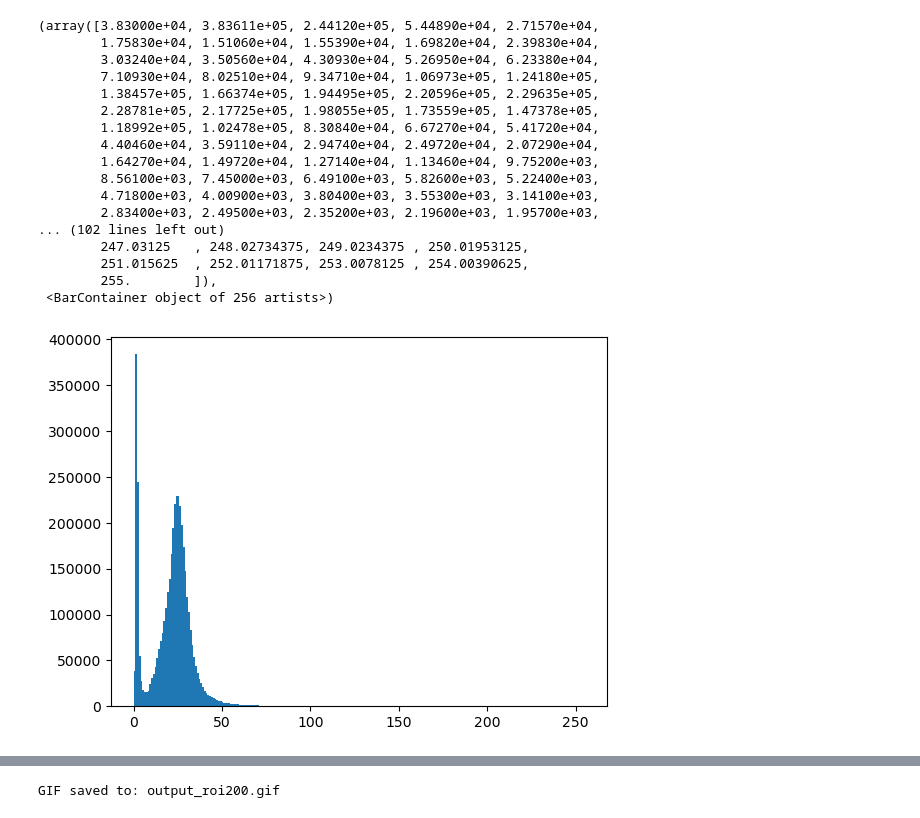
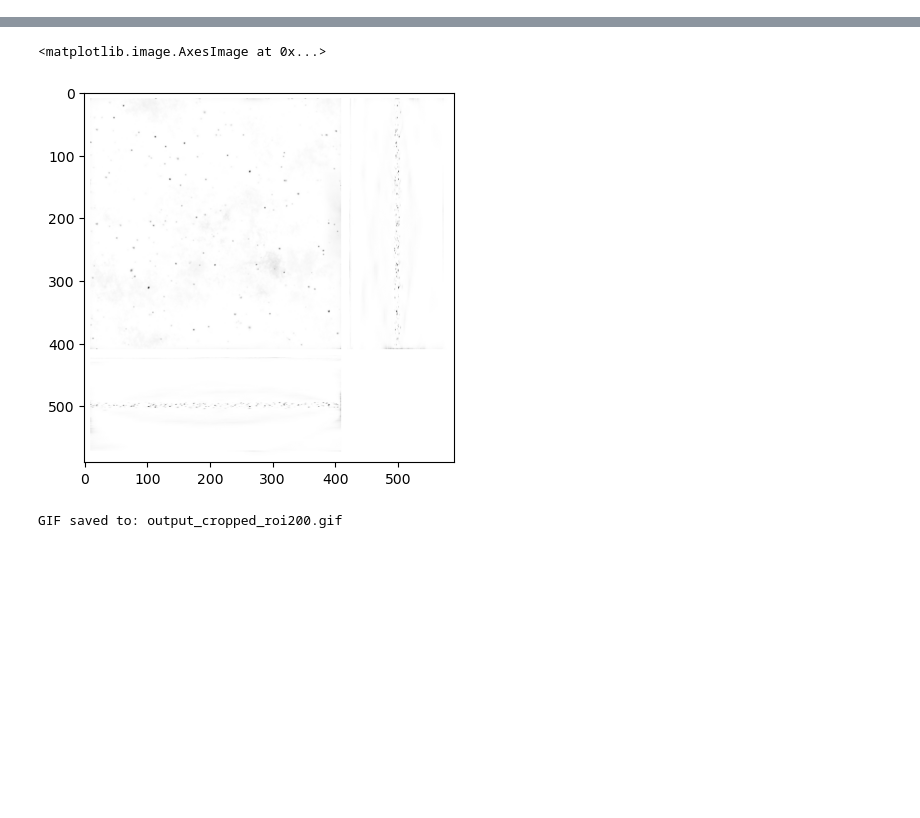
Before and after one commit to LukBorn/LFM, a Jupyter notebook: imaging/deconvolution_test.ipynb, the cells around one changed output, grey strips where cells are left out. Saved outputs shown, nothing was run; the diff lists cells and outputs as text; code cells hidden in the pictures; blank space fills up the shorter version.

```diff
--- a/imaging/deconvolution_test.ipynb
+++ b/imaging/deconvolution_test.ipynb
@@ -63,28 +51,8 @@ plt.imshow(img, cmap='binary')
-# %%
-plt.hist(img.flatten(), bins=256)
-# %% [output]
-(array([3.83000e+04, 3.83611e+05, 2.44120e+05, 5.44890e+04, 2.71570e+04,
-        1.75830e+04, 1.51060e+04, 1.55390e+04, 1.69820e+04, 2.39830e+04,
-        3.03240e+04, 3.50560e+04, 4.30930e+04, 5.26950e+04, 6.23380e+04,
-        7.10930e+04, 8.02510e+04, 9.34710e+04, 1.06973e+05, 1.24180e+05,
-        1.38457e+05, 1.66374e+05, 1.94495e+05, 2.20596e+05, 2.29635e+05,
-        2.28781e+05, 2.17725e+05, 1.98055e+05, 1.73559e+05, 1.47378e+05,
-        1.18992e+05, 1.02478e+05, 8.30840e+04, 6.67270e+04, 5.41720e+04,
-        4.40460e+04, 3.59110e+04, 2.94740e+04, 2.49720e+04, 2.07290e+04,
-        1.64270e+04, 1.49720e+04, 1.27140e+04, 1.13460e+04, 9.75200e+03,
-        8.56100e+03, 7.45000e+03, 6.49100e+03, 5.82600e+03, 5.22400e+03,
-        4.71800e+03, 4.00900e+03, 3.80400e+03, 3.55300e+03, 3.14100e+03,
-        2.83400e+03, 2.49500e+03, 2.35200e+03, 2.19600e+03, 1.95700e+03,
-... (102 lines left out)
-        247.03125   , 248.02734375, 249.0234375 , 250.01953125,
-        251.015625  , 252.01171875, 253.0078125 , 254.00390625,
-        255.        ]),
- <BarContainer object of 256 artists>)
-[figure, removed]
 # %%
 psf1 = psf_filtered-bg
 for z in range(psf.shape[0]):
     psf1[z,:,:] = psf1[z,:,:]/psf1[z,:,:].sum()
-vol, loss, mip = reconstruct_volume_gpu(img,psf1,roi_size=200, n_iter=40,plot=True)
+vol = reconstruct_vol_from_img_gpu(cp.asarray(img),cp.asarray(psf1),roi_size=200, n_iter=30)
+plt.imshow(create_projection_image(vol.get(),np.max, pad=10), cmap='binary')
 # %% [output]
 Initializing memory
@@ -91,0 +59,2 @@ Finished initializing memory
+<matplotlib.image.AxesImage at 0x...>
+[figure, added]
@@ -92,6 +67,4 @@ Finished initializing memory
 # %%
-from lfm.util import volume_to_gif, create_projection_image
-
-volume_to_gif(mip.get(),gif_path="output_roi200.gif", cmap="gray")
+volume_to_gif(mip,gif_path="output_cropped_roi200.gif", cmap="binary")
 # %% [output]
-GIF saved to: output_roi200.gif
+GIF saved to: output_cropped_roi200.gif
```
Also changed, not shown: parts of 18 cells of this notebook, 6 other files.
